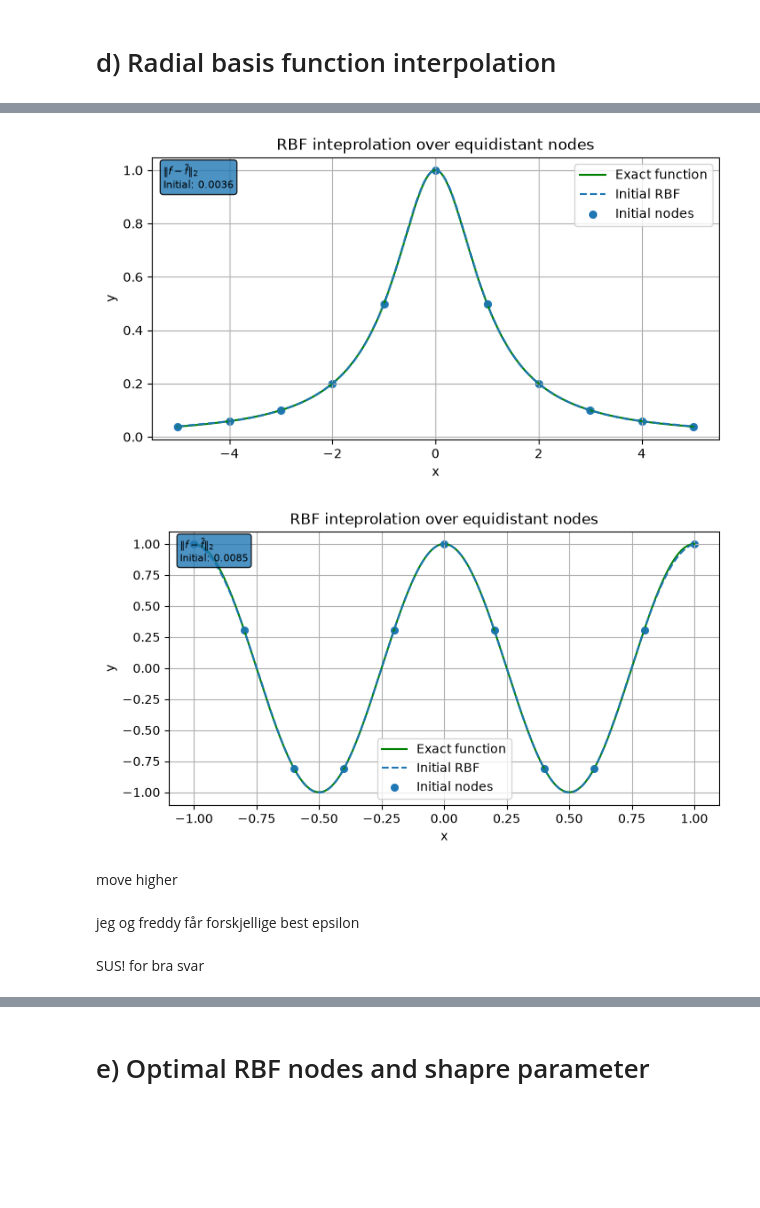
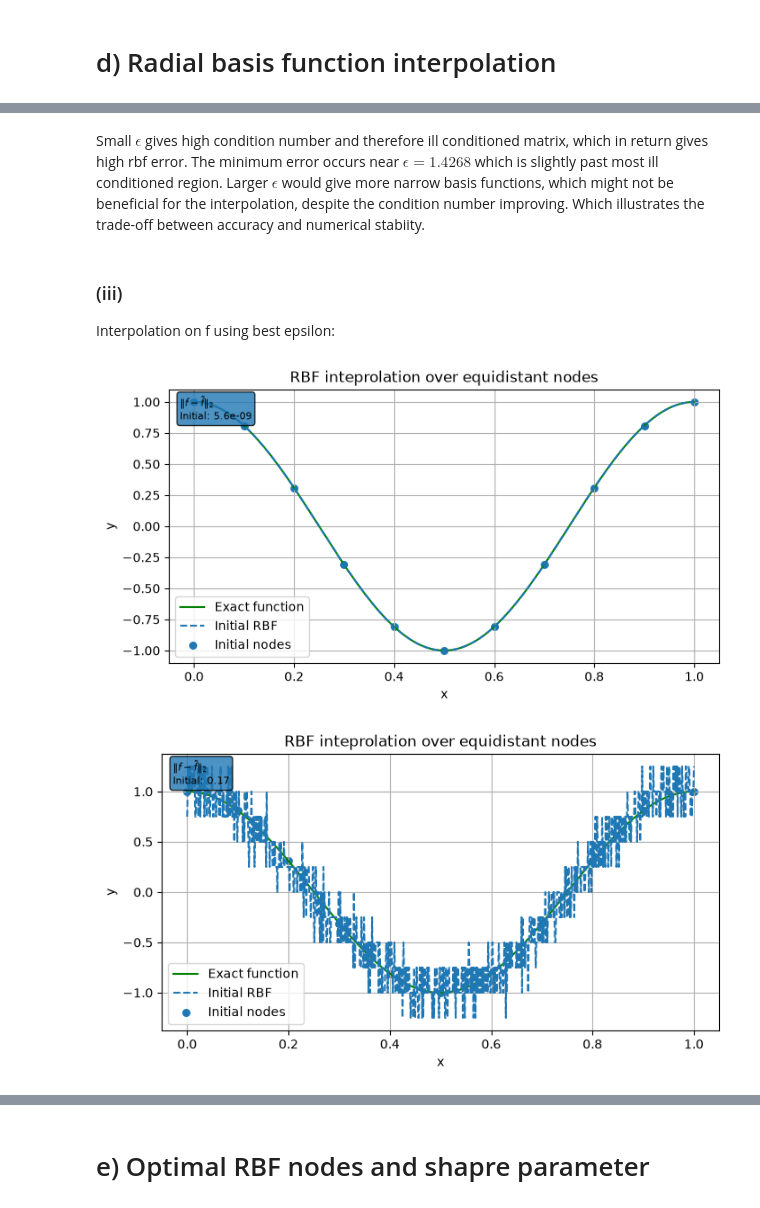
Before and after one commit to KristofferEide06/TMA4215, a Jupyter notebook: project_1/notebooks/project_1.ipynb, the cells around one changed output, grey strips where cells are left out. Cells and saved outputs as stored; diff of their text form; code cells hidden in the pictures; blank space fills up the shorter version.

```diff
--- a/project_1/notebooks/project_1.ipynb
+++ b/project_1/notebooks/project_1.ipynb
@@ -306,14 +602,17 @@ from tma4215_project1.analysis.computations.rbf_computations import cond_M
 # %%
-interval_d = (-5.0, 5.0)
+interval_d_runge = (-5.0, 5.0)
+interval_d_f = (0, 1.0)
+
 n_d = 10
-grid_d = np.linspace(*interval_d, 5001)
+grid_d_runge = np.linspace(*interval_d_runge, 5001)
+grid_d_f = np.linspace(*interval_d_f, 5001)
 
 
 fig, ax = plot_rbf_interpolation(
     fun = runge,
     n = n_d,
-    interval = interval_d,
-    init_epsilon = 7,
+    interval = interval_d_runge,
+    init_epsilon = 1.30,
     N = 1000,
     max_iter = 100,
     max_backtracks = 100,
@@ -421,8 +738,13 @@ plt.show()
+# %% [markdown]
+Small $\epsilon$ gives high condition number and therefore ill conditioned matrix, which in return gives high rbf error. The minimum error occurs near $\epsilon = 1.4268$ which is slightly past most ill conditioned region. Larger $\epsilon$ would give more narrow basis functions, which might not be beneficial for the interpolation, despite the condition number improving. Which illustrates the trade-off between accuracy and numerical stabiity.
+# %% [markdown]
+### (iii)
+Interpolation on f using best epsilon:
 # %%
 fig, ax = plot_rbf_interpolation(
-    fun = runge,
+    fun = f,
     n = n_d,
-    interval = interval_d,
+    interval = interval_d_f,
     init_epsilon = best_epsilon_d,
     N = 1000,
     max_iter = 100,
@@ -437,30 +759,24 @@ fig, ax = plot_rbf_interpolation(
 )
 plt.show()
 # %% [output]
-[figure, old version]
+[figure, new version]
 # %%
 fig, ax = plot_rbf_interpolation(
     fun = f,
     n = 10,
-    interval = (-1.0, 1.0),
-    init_epsilon = 3.0,
+    interval = interval_d_f,
+    init_epsilon = 0.1,
     N = 1000,
     max_iter = 100,
     max_backtracks = 100,
     tol = 1e-6,
     L = 100.0,
     rho = 0.5,
     rho_bar = 2.0,
     epsilon_min = 1e-4,
     include_optimized = False,
     savefig = SAVE_FIGURES,
 )
 plt.show()
 # %% [output]
-[figure, old version]
+[figure, new version]
-# %% [markdown]
- move higher
-# %% [markdown]
- jeg og freddy får forskjellige best epsilon
-# %% [markdown]
- SUS! for bra svar
```
Also changed, not shown: parts of 84 cells of this notebook, 9 other files.
